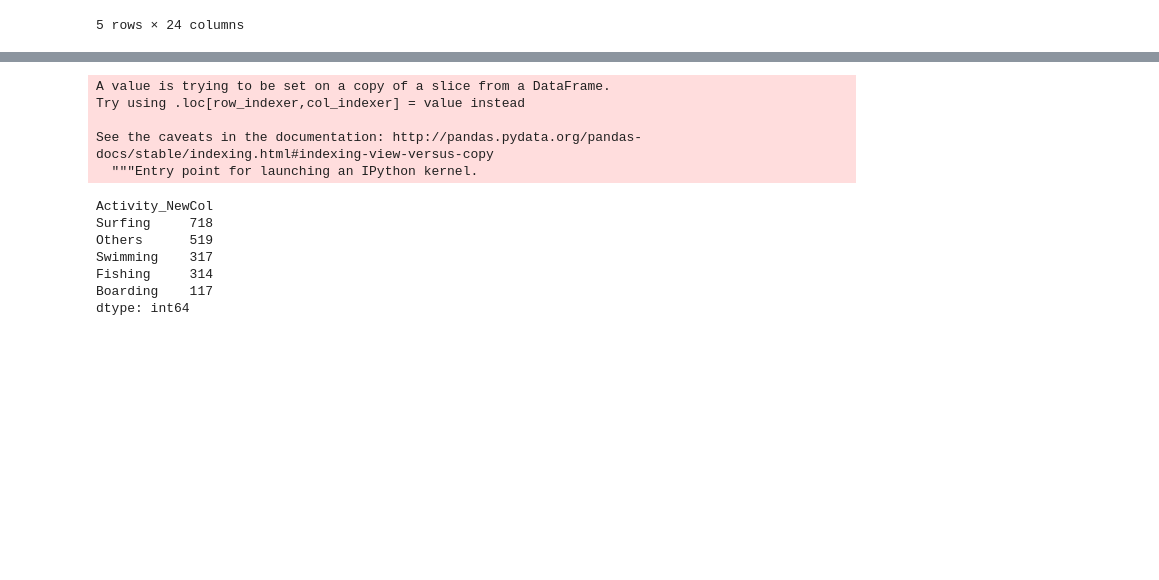
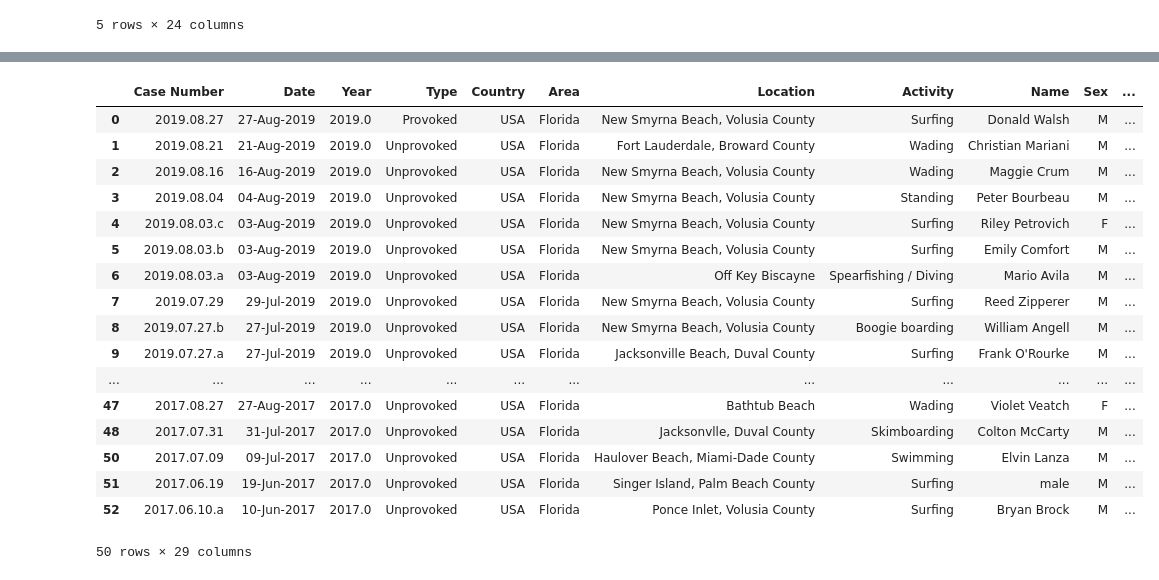
Before and after one commit to ankit-kejriwal/Shark_dataset_assignment, a Jupyter notebook: Group_5.ipynb, the cells around one changed output, grey strips where cells are left out. Cells and saved outputs as stored; diff of their text form; code cells hidden in the pictures; blank space fills up the shorter version.

```diff
--- a/Group_5.ipynb
+++ b/Group_5.ipynb
@@ -171,0 +162,4 @@ final_data = shark[np.logical_and(shark["Year"]>1999, shark["Year"]<2020)]
+# %%
+
+new_us_data = pd.merge(us_data, region_mapping, left_on='Area', right_on='State')
+new_us_data.info()
@@ -171,0 +184,5 @@ final_data = shark[np.logical_and(shark["Year"]>1999, shark["Year"]<2020)]
+# %%
+print(new_us_data.groupby('Activity').size().sort_values(ascending=False))
+#dropping all the activity which is not given. We can discuss on this
+new_us_data = new_us_data.dropna(subset=['Activity'])
+new_us_data.info()
@@ -172 +207,31 @@ final_data = shark[np.logical_and(shark["Year"]>1999, shark["Year"]<2020)]
+# %%
+# final_data["new_Activity"] = final_data['Activity'].str.contains('swimming', regex=False)
+
+# activity_series = final_data['Activity']
+# activity_series
+# activity_series[activity_series.str.contains('swimming', regex=False)]
+
+import re
+import numpy as np
+# final_data.loc[final_data.Activity.str.contains('fishing',case=False, regex=True), 'Activity'] = 'xyz'
+
+fishing = 'fishing'
+surfing = 'surfing'
+swimming = 'swimming'
+wading = 'wading'
+others = 'others'
+def replace_activity(x):
+
+    if fishing in x:
+        return "Fishing"
+    elif surfing in x:
+        return "Surfing"
+    elif swimming in x:
+        return "Swimming"
+    elif wading in x:
+        return "Wading"
+    else:
+        return "Others"
+# %%
+new_us_data['Activity_NewCol'] = new_us_data.apply(lambda x: replace_activity(x['Activity'].lower()), axis=1)
 # %%
@@ -238,18 +247,21 @@ def replace_activity(x):
-# %%
-final_data['Activity_NewCol'] = final_data.apply(lambda x: replace_activity(x['Activity'].lower()), axis=1)
-# %% [output]
-A value is trying to be set on a copy of a slice from a DataFrame.
-Try using .loc[row_indexer,col_indexer] = value instead
-
-See the caveats in the documentation: http://pandas.pydata.org/pandas-docs/stable/indexing.html#indexing-view-versus-copy
-  """Entry point for launching an IPython kernel.
-# %%
-final_data.groupby('Activity_NewCol').size().sort_values(ascending=False)
-# %% [output]
-Activity_NewCol
-Surfing     718
-Others      519
-Swimming    317
-Fishing     314
-Boarding    117
-dtype: int64
+# %%
+new_us_data.head(50)
+# %% [output]
+|  | Case Number | Date | Year | Type | Country | Area | Location | Activity | Name | Sex | ... |
+| 0 | 2019.08.27 | 27-Aug-2019 | 2019.0 | Provoked | USA | Florida | New Smyrna Beach, Volusia County | Surfing | Donald Walsh | M | ... |
+| 1 | 2019.08.21 | 21-Aug-2019 | 2019.0 | Unprovoked | USA | Florida | Fort Lauderdale, Broward County | Wading | Christian Mariani | M | ... |
+| 2 | 2019.08.16 | 16-Aug-2019 | 2019.0 | Unprovoked | USA | Florida | New Smyrna Beach, Volusia County | Wading | Maggie Crum | M | ... |
+| 3 | 2019.08.04 | 04-Aug-2019 | 2019.0 | Unprovoked | USA | Florida | New Smyrna Beach, Volusia County | Standing | Peter Bourbeau | M | ... |
+| 4 | 2019.08.03.c | 03-Aug-2019 | 2019.0 | Unprovoked | USA | Florida | New Smyrna Beach, Volusia County | Surfing | Riley Petrovich | F | ... |
+| 5 | 2019.08.03.b | 03-Aug-2019 | 2019.0 | Unprovoked | USA | Florida | New Smyrna Beach, Volusia County | Surfing | Emily Comfort | M | ... |
+| 6 | 2019.08.03.a | 03-Aug-2019 | 2019.0 | Unprovoked | USA | Florida | Off Key Biscayne | Spearfishing / Diving | Mario Avila | M | ... |
+| 7 | 2019.07.29 | 29-Jul-2019 | 2019.0 | Unprovoked | USA | Florida | New Smyrna Beach, Volusia County | Surfing | Reed Zipperer | M | ... |
+| 8 | 2019.07.27.b | 27-Jul-2019 | 2019.0 | Unprovoked | USA | Florida | New Smyrna Beach, Volusia County | Boogie boarding | William Angell | M | ... |
+| 9 | 2019.07.27.a | 27-Jul-2019 | 2019.0 | Unprovoked | USA | Florida | Jacksonville Beach, Duval County | Surfing | Frank O'Rourke | M | ... |
+| ... | ... | ... | ... | ... | ... | ... | ... | ... | ... | ... | ... |
+| 47 | 2017.08.27 | 27-Aug-2017 | 2017.0 | Unprovoked | USA | Florida | Bathtub Beach | Wading | Violet Veatch | F | ... |
+| 48 | 2017.07.31 | 31-Jul-2017 | 2017.0 | Unprovoked | USA | Florida | Jacksonvlle, Duval County | Skimboarding | Colton McCarty | M | ... |
+| 50 | 2017.07.09 | 09-Jul-2017 | 2017.0 | Unprovoked | USA | Florida | Haulover Beach, Miami-Dade County | Swimming | Elvin Lanza | M | ... |
+| 51 | 2017.06.19 | 19-Jun-2017 | 2017.0 | Unprovoked | USA | Florida | Singer Island, Palm Beach County | Surfing | male | M | ... |
+| 52 | 2017.06.10.a | 10-Jun-2017 | 2017.0 | Unprovoked | USA | Florida | Ponce Inlet, Volusia County | Surfing | Bryan Brock | M | ... |
+50 rows × 29 columns
```
Also changed, not shown: parts of 15 cells of this notebook.
